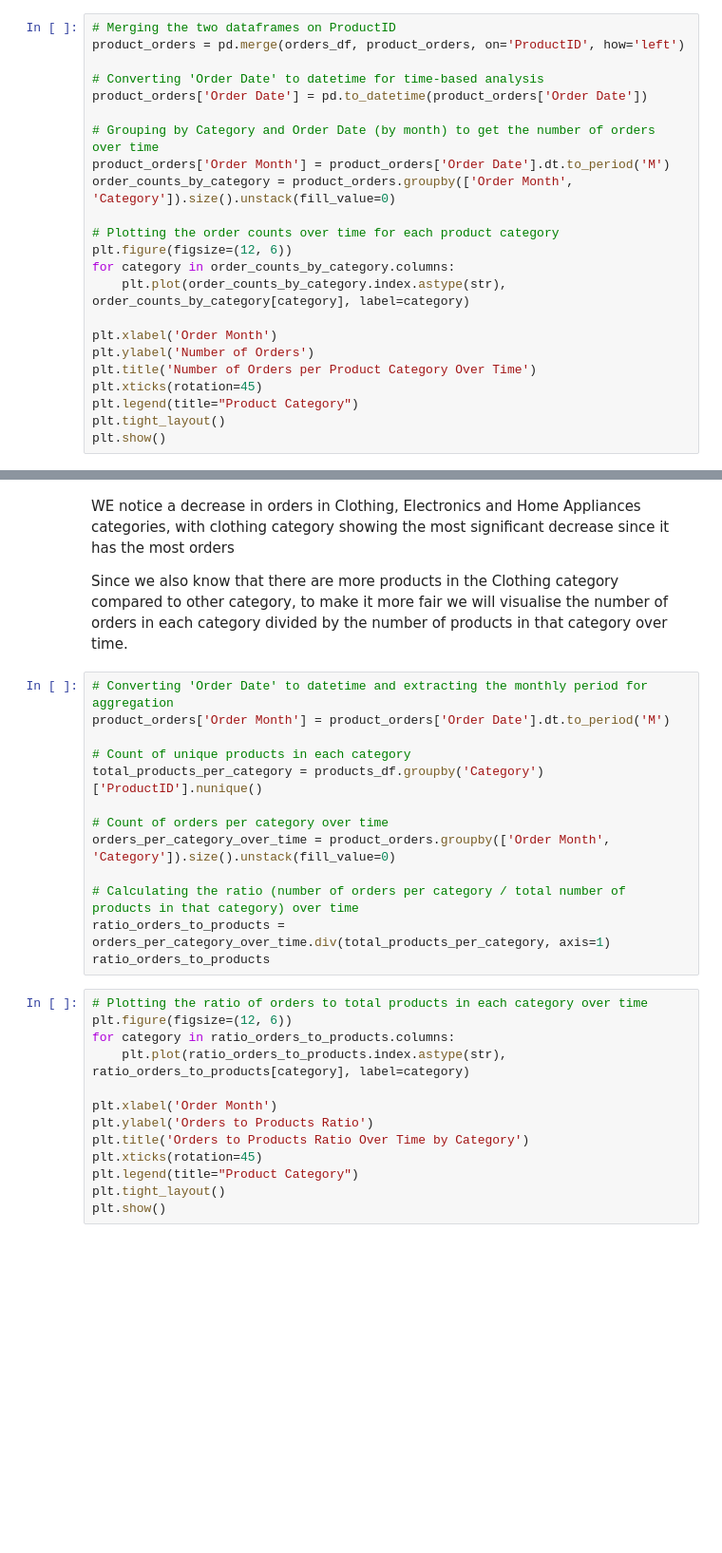
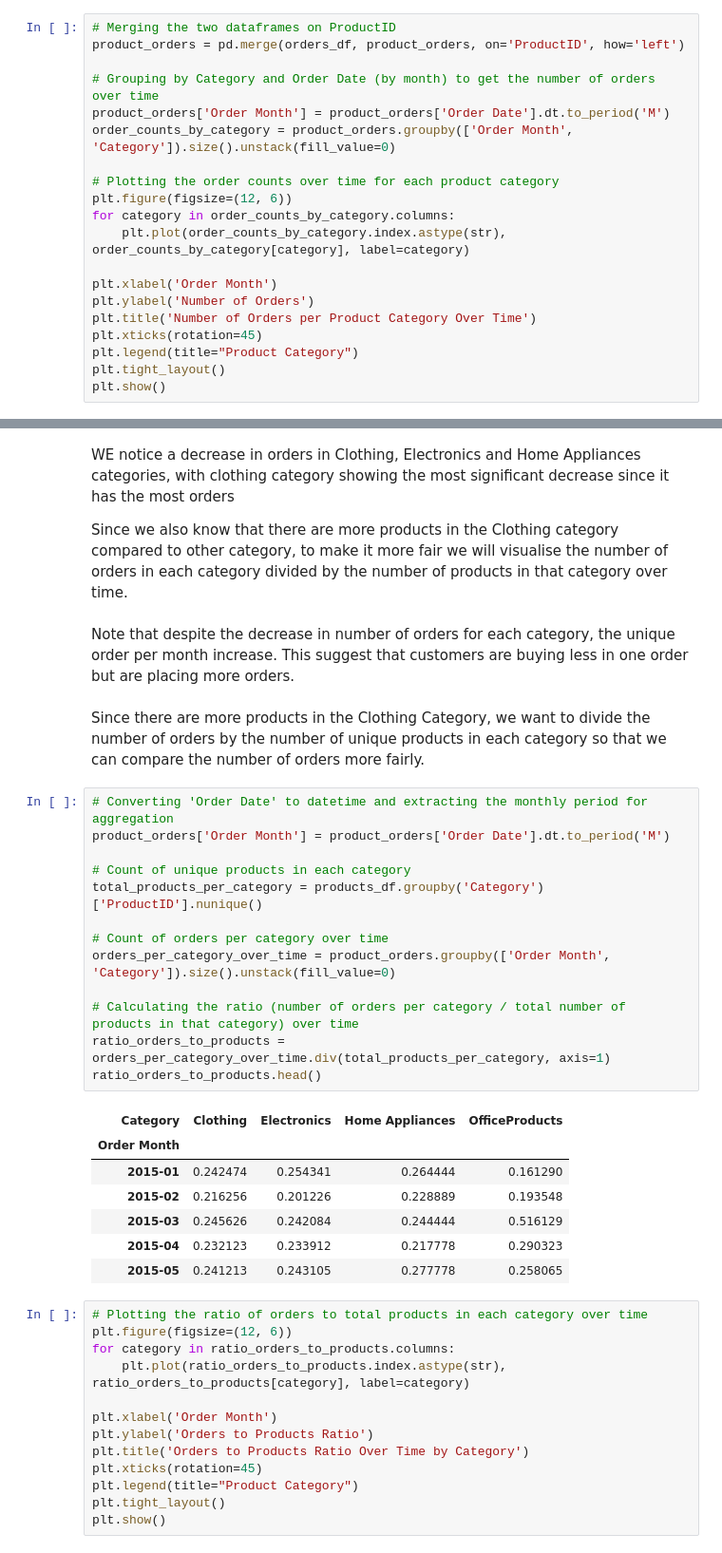
Before and after one commit to nltyh/DSA3101-Project, a Jupyter notebook: Customer Behaviour/QA1 EDA.ipynb, the cells around one changed output, grey strips where cells are left out. Shown at 95% size. Drawn from its saved outputs; the diff is of its cells as text; blank space fills up the shorter version.

Commit message:
edited qA1 eda
based on changes in the orders table

```diff
--- a/Customer Behaviour/QA1 EDA.ipynb
+++ b/Customer Behaviour/QA1 EDA.ipynb
@@ -525,9 +502,6 @@ product_orders = products_df.merge(product_purchase_counts.rename('Number of Pur
 # %%
 # Merging the two dataframes on ProductID
 product_orders = pd.merge(orders_df, product_orders, on='ProductID', how='left')
-
-# Converting 'Order Date' to datetime for time-based analysis
-product_orders['Order Date'] = pd.to_datetime(product_orders['Order Date'])
 
 # Grouping by Category and Order Date (by month) to get the number of orders over time
 product_orders['Order Month'] = product_orders['Order Date'].dt.to_period('M')
@@ -551,19 +525,31 @@ plt.show()
 WE notice a decrease in orders in Clothing, Electronics and Home Appliances categories, with clothing category showing the most significant decrease since it has the most orders
 
 Since we also know that there are more products in the Clothing category compared to other category, to make it more fair we will visualise the number of orders in each category divided by the number of products in that category over time.
+# %% [markdown]
+Note that despite the decrease in number of orders for each category, the unique order per month increase. This suggest that customers are buying less in one order but are placing more orders.
+# %% [markdown]
+Since there are more products in the Clothing Category, we want to divide the number of orders by the number of unique products in each category so that we can compare the number of orders more fairly.
 # %%
 # Converting 'Order Date' to datetime and extracting the monthly period for aggregation
 product_orders['Order Month'] = product_orders['Order Date'].dt.to_period('M')
 
 # Count of unique products in each category
 total_products_per_category = products_df.groupby('Category')['ProductID'].nunique()
 
 # Count of orders per category over time
 orders_per_category_over_time = product_orders.groupby(['Order Month', 'Category']).size().unstack(fill_value=0)
 
 # Calculating the ratio (number of orders per category / total number of products in that category) over time
 ratio_orders_to_products = orders_per_category_over_time.div(total_products_per_category, axis=1)
-ratio_orders_to_products
+ratio_orders_to_products.head()
+# %% [output]
+| Category | Clothing | Electronics | Home Appliances | OfficeProducts |
+| Order Month |  |  |  |  |
+| 2015-01 | 0.242474 | 0.254341 | 0.264444 | 0.161290 |
+| 2015-02 | 0.216256 | 0.201226 | 0.228889 | 0.193548 |
+| 2015-03 | 0.245626 | 0.242084 | 0.244444 | 0.516129 |
+| 2015-04 | 0.232123 | 0.233912 | 0.217778 | 0.290323 |
+| 2015-05 | 0.241213 | 0.243105 | 0.277778 | 0.258065 |
 # %%
 # Plotting the ratio of orders to total products in each category over time
 plt.figure(figsize=(12, 6))
```
Also changed, not shown: parts of 9 cells of this notebook.
